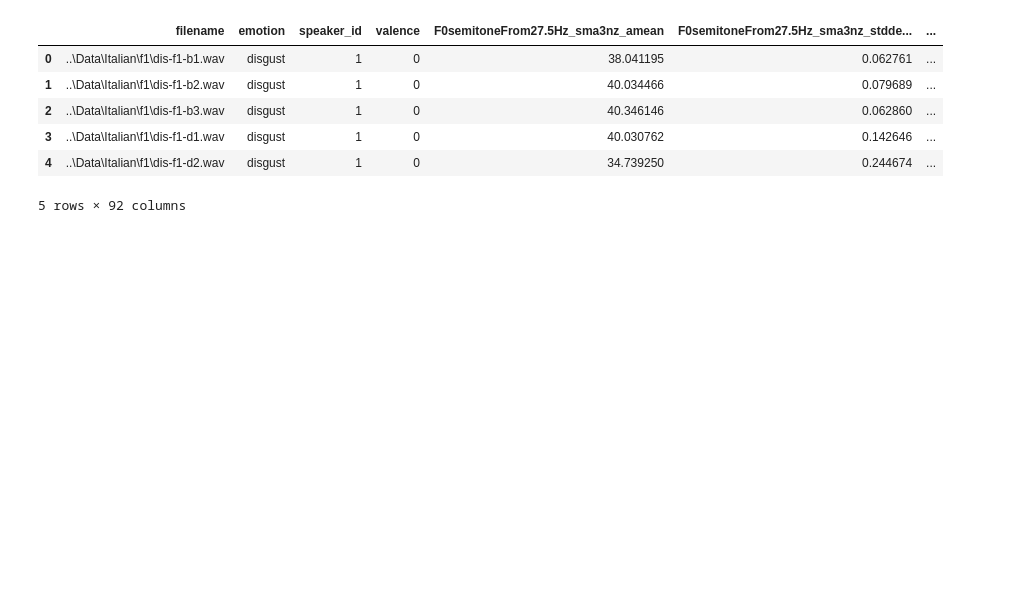
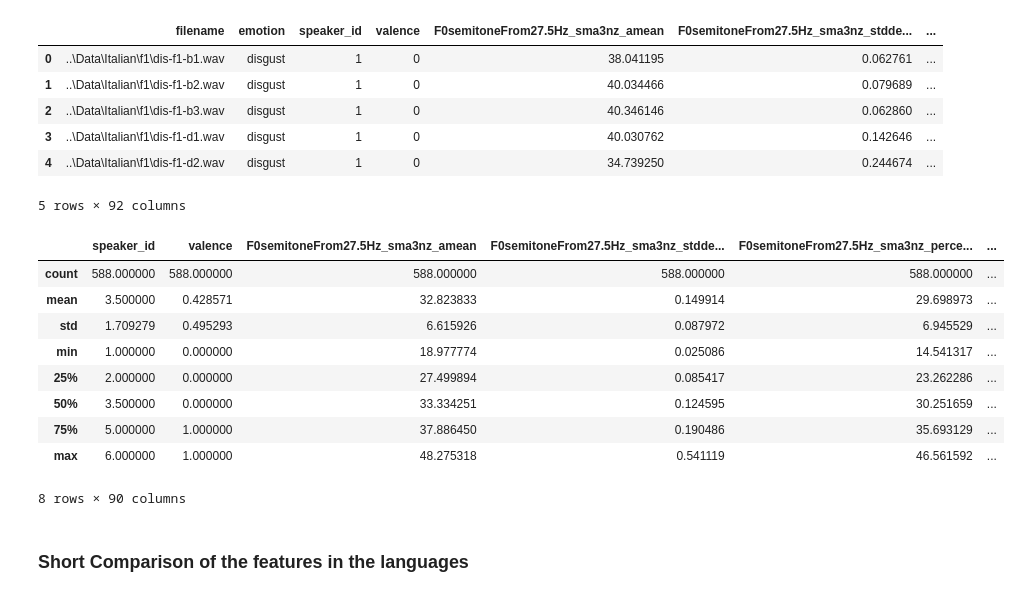
Before and after one commit to juverse/Speech-Emotion-Recognition, a Jupyter notebook: Data Preprocessing/feature_generation.ipynb, the cells around one changed output. Cells and saved outputs as stored; diff of their text form; code cells hidden in the pictures; blank space fills up the shorter version.

```diff
--- a/Data Preprocessing/feature_generation.ipynb
+++ b/Data Preprocessing/feature_generation.ipynb
@@ -83,9 +123,24 @@ df_features_italian.head()
 | 3 | ..\Data\Italian\f1\dis-f1-d1.wav | disgust | 1 | 0 | 40.030762 | 0.142646 | ... |
 | 4 | ..\Data\Italian\f1\dis-f1-d2.wav | disgust | 1 | 0 | 34.739250 | 0.244674 | ... |
 5 rows × 92 columns
+# %%
+df_features_italian.describe()
+# %% [output]
+|  | speaker_id | valence | F0semitoneFrom27.5Hz_sma3nz_amean | F0semitoneFrom27.5Hz_sma3nz_stdde... | F0semitoneFrom27.5Hz_sma3nz_perce... | ... |
+| count | 588.000000 | 588.000000 | 588.000000 | 588.000000 | 588.000000 | ... |
+| mean | 3.500000 | 0.428571 | 32.823833 | 0.149914 | 29.698973 | ... |
+| std | 1.709279 | 0.495293 | 6.615926 | 0.087972 | 6.945529 | ... |
+| min | 1.000000 | 0.000000 | 18.977774 | 0.025086 | 14.541317 | ... |
+| 25% | 2.000000 | 0.000000 | 27.499894 | 0.085417 | 23.262286 | ... |
+| 50% | 3.500000 | 0.000000 | 33.334251 | 0.124595 | 30.251659 | ... |
+| 75% | 5.000000 | 1.000000 | 37.886450 | 0.190486 | 35.693129 | ... |
+| max | 6.000000 | 1.000000 | 48.275318 | 0.541119 | 46.561592 | ... |
+8 rows × 90 columns
 # %%
 # save features
 df_features_german.to_csv("../Data/German/features_german.csv",index=False)
 df_features_urdu.to_csv("../Data/Urdu/features_urdu.csv",index=False)
 df_features_english.to_csv("../Data/English/features_english.csv",index=False)
 df_features_italian.to_csv("../Data/Italian/features_italian.csv",index=False)
+# %% [markdown]
+### Short Comparison of the features in the languages
```
Also changed, not shown: parts of 4 cells of this notebook.
